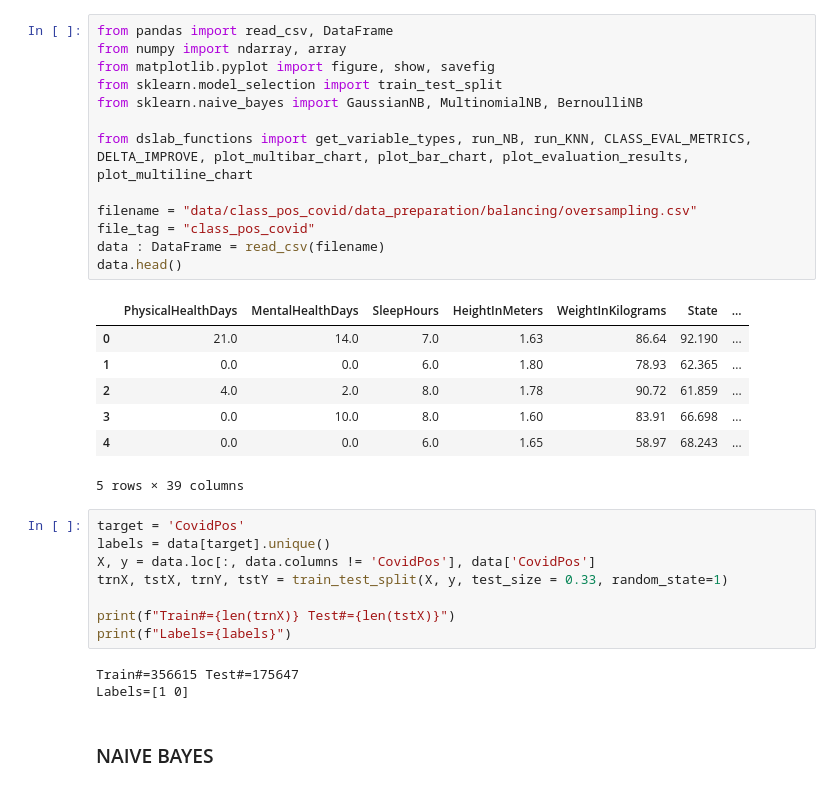
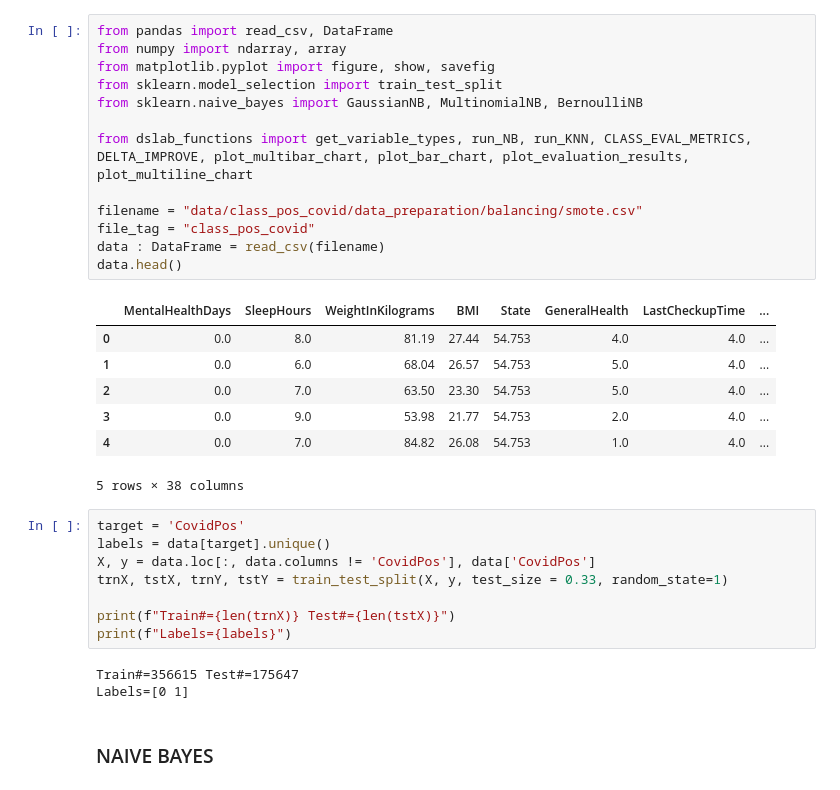
Before and after one commit to raquelfmcardoso/datascience-2023-2024-project, a Jupyter notebook: classification/covid_dataclassification.ipynb, the cells around one changed output. Drawn from its saved outputs; the diff is of its cells as text.

```diff
--- a/classification/covid_dataclassification.ipynb
+++ b/classification/covid_dataclassification.ipynb
@@ -1,24 +1,24 @@
 # %%
 from pandas import read_csv, DataFrame
 from numpy import ndarray, array
 from matplotlib.pyplot import figure, show, savefig
 from sklearn.model_selection import train_test_split
 from sklearn.naive_bayes import GaussianNB, MultinomialNB, BernoulliNB
 
 from dslab_functions import get_variable_types, run_NB, run_KNN, CLASS_EVAL_METRICS, DELTA_IMPROVE, plot_multibar_chart, plot_bar_chart, plot_evaluation_results, plot_multiline_chart
 
-filename = "data/class_pos_covid/data_preparation/balancing/oversampling.csv"
+filename = "data/class_pos_covid/data_preparation/balancing/smote.csv"
 file_tag = "class_pos_covid"
 data : DataFrame = read_csv(filename)
 data.head()
 # %% [output]
-|  | PhysicalHealthDays | MentalHealthDays | SleepHours | HeightInMeters | WeightInKilograms | State | ... |
-| 0 | 21.0 | 14.0 | 7.0 | 1.63 | 86.64 | 92.190 | ... |
-| 1 | 0.0 | 0.0 | 6.0 | 1.80 | 78.93 | 62.365 | ... |
-| 2 | 4.0 | 2.0 | 8.0 | 1.78 | 90.72 | 61.859 | ... |
-| 3 | 0.0 | 10.0 | 8.0 | 1.60 | 83.91 | 66.698 | ... |
-| 4 | 0.0 | 0.0 | 6.0 | 1.65 | 58.97 | 68.243 | ... |
+|  | MentalHealthDays | SleepHours | WeightInKilograms | BMI | State | GeneralHealth | LastCheckupTime | ... |
+| 0 | 0.0 | 8.0 | 81.19 | 27.44 | 54.753 | 4.0 | 4.0 | ... |
+| 1 | 0.0 | 6.0 | 68.04 | 26.57 | 54.753 | 5.0 | 4.0 | ... |
+| 2 | 0.0 | 7.0 | 63.50 | 23.30 | 54.753 | 5.0 | 4.0 | ... |
+| 3 | 0.0 | 9.0 | 53.98 | 21.77 | 54.753 | 2.0 | 4.0 | ... |
+| 4 | 0.0 | 7.0 | 84.82 | 26.08 | 54.753 | 1.0 | 4.0 | ... |
-5 rows × 39 columns
+5 rows × 38 columns
 # %%
 target = 'CovidPos'
 labels = data[target].unique()
@@ -29,7 +29,7 @@ print(f"Train#={len(trnX)} Test#={len(tstX)}")
 print(f"Labels={labels}")
 # %% [output]
 Train#=356615 Test#=175647
-Labels=[1 0]
+Labels=[0 1]
 # %% [markdown]
 ### NAIVE BAYES
 # %%
```
Also changed, not shown: parts of 5 cells of this notebook, 9 other files.
